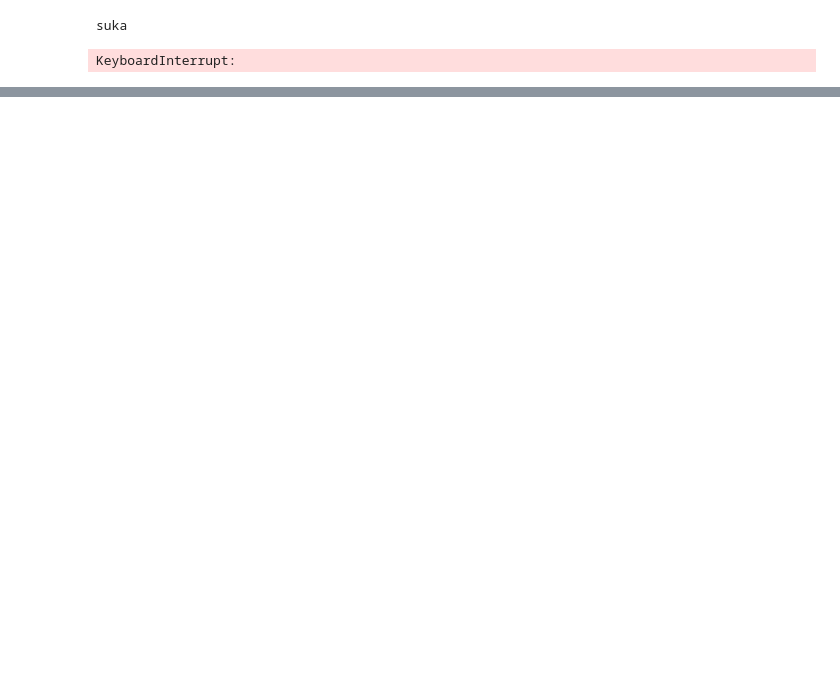
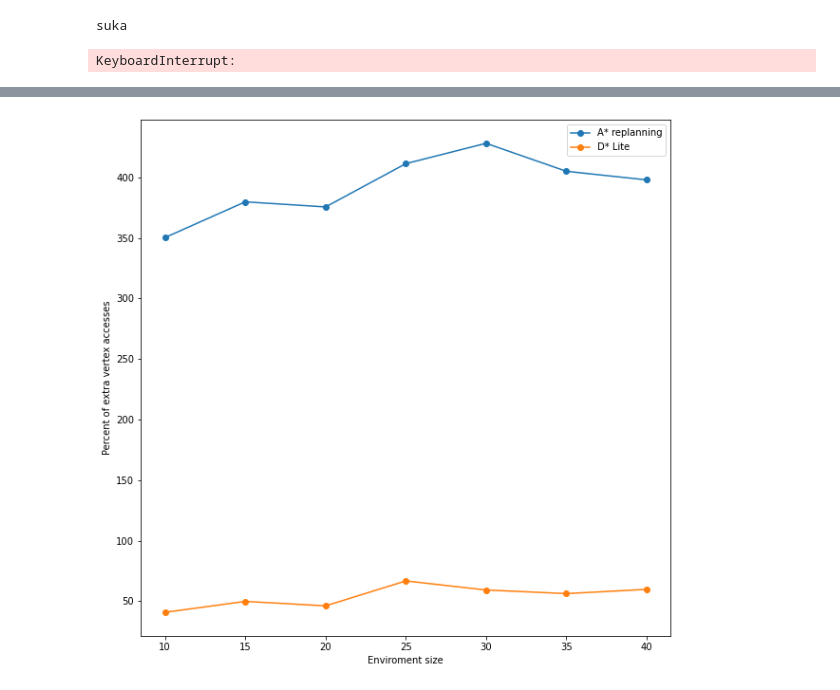
Before and after one commit to aokiga/d_star_lite, a Jupyter notebook: test_and_visual.ipynb, the cells around one changed output, grey strips where cells are left out. Cells and saved outputs as stored; diff of their text form; code cells hidden in the pictures; blank space fills up the shorter version.

```diff
--- a/test_and_visual.ipynb
+++ b/test_and_visual.ipynb
@@ -65,0 +72,2 @@ len(p)
+# %%
+reults_rnd_asr = test_rnd(a_star_replanning)
@@ -65,0 +84,2 @@ len(p)
+# %%
+reults_rnd_dsl = test_rnd(d_star_lite)
@@ -65,0 +99,20 @@ len(p)
+# %%
+vertex_acceses_rnd_asr = np.array(list(map(lambda x: x[0], reults_rnd_asr.values())))-1
+nodes_expanded_rnd_asr = np.array(list(map(lambda x: x[1], reults_rnd_asr.values())))-1
+vertex_acceses_rnd_dsl = np.array(list(map(lambda x: x[0], reults_rnd_dsl.values())))-1
+nodes_expanded_rnd_dsl = np.array(list(map(lambda x: x[1], reults_rnd_dsl.values())))-1
+# %%
+vertex_acceses_rnd_asr[vertex_acceses_rnd_asr < 0] = 0.0
+nodes_expanded_rnd_asr[nodes_expanded_rnd_asr < 0] = 0.0
+vertex_acceses_rnd_dsl[vertex_acceses_rnd_dsl < 0] = 0.0
+nodes_expanded_rnd_dsl[nodes_expanded_rnd_dsl < 0] = 0.0
+# %%
+plt.figure(figsize=(10,10))
+plt.plot(reults_rnd_asr.keys(), vertex_acceses_rnd_asr*100, marker='o')
+plt.plot(reults_rnd_asr.keys(), vertex_acceses_rnd_dsl*100, marker='o')
+plt.legend(['A* replanning', 'D* Lite'])
+plt.xlabel('Enviroment size')
+plt.ylabel('Percent of extra vertex accesses')
+plt.show()
+# %% [output]
+[figure, added]
```
Also changed, not shown: parts of 23 cells of this notebook, 6 other files.
